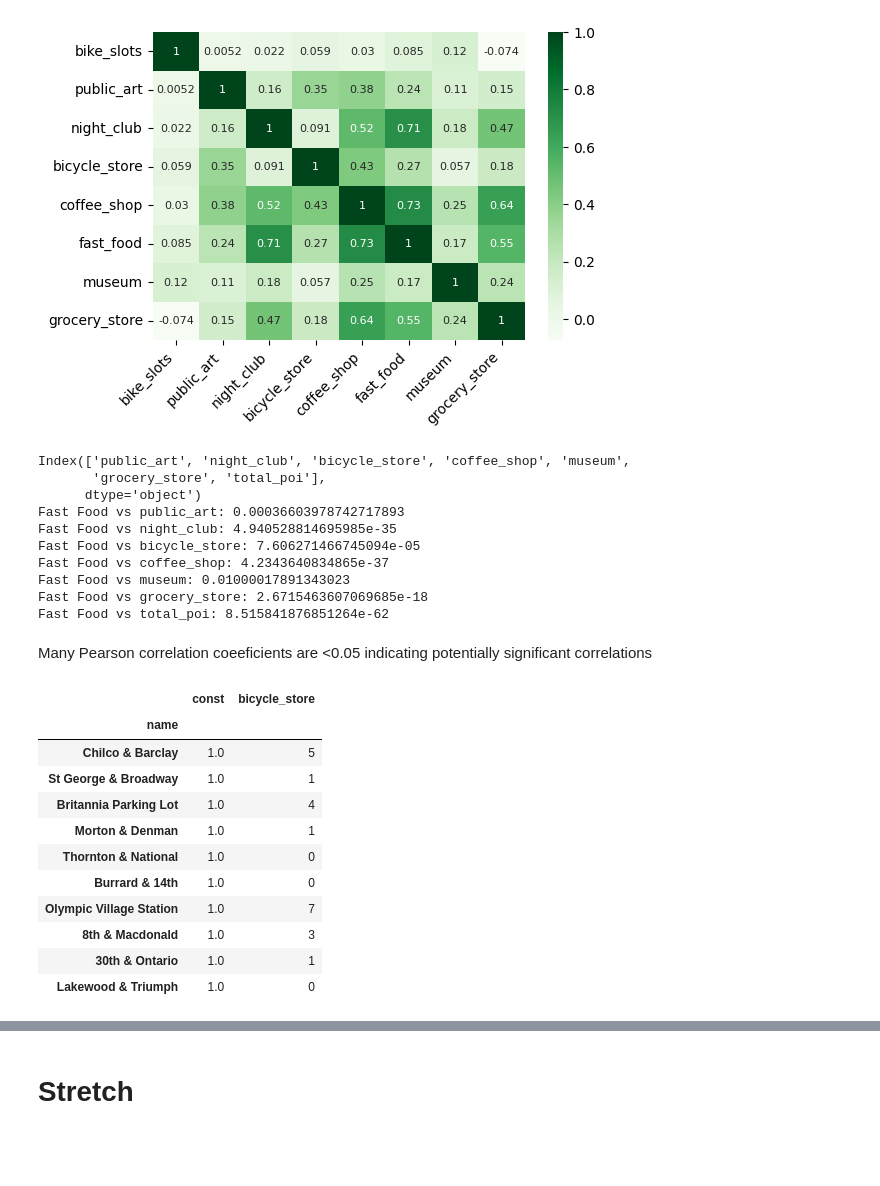
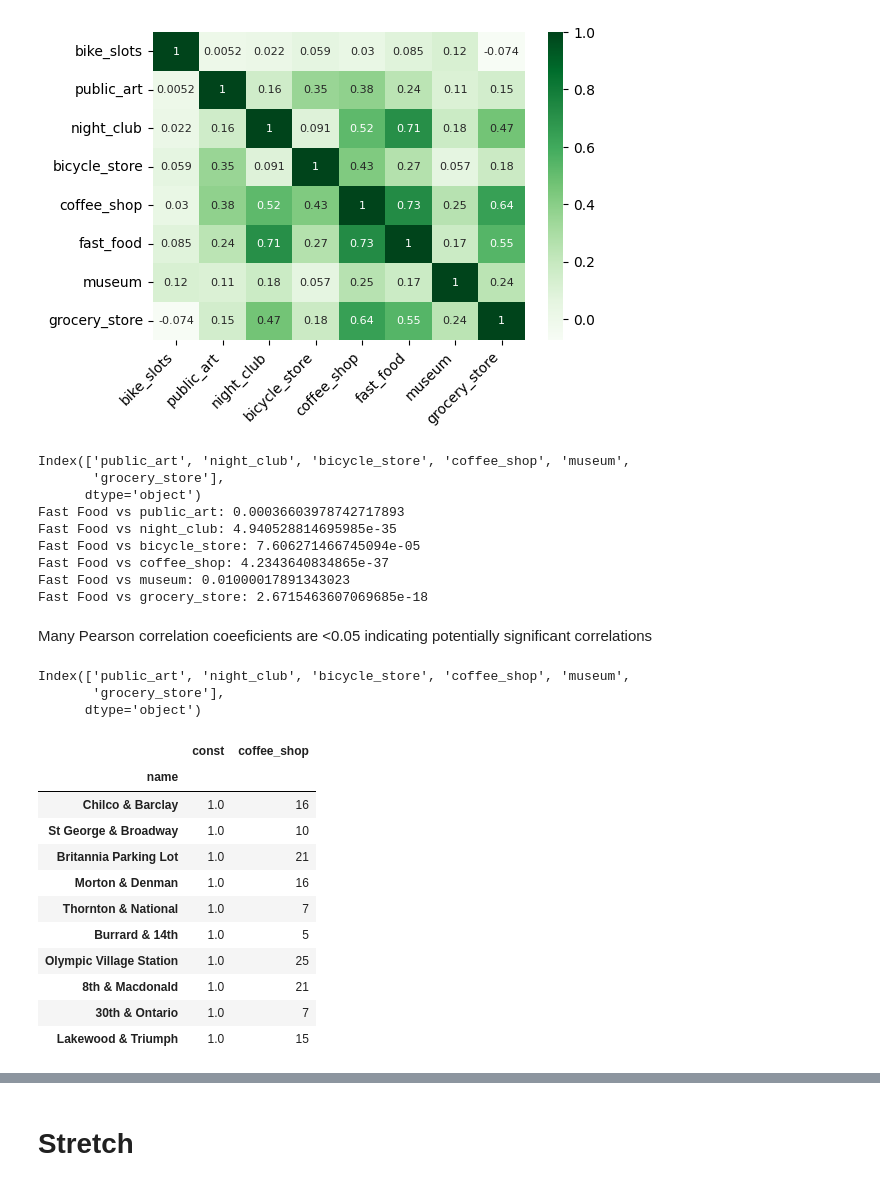
Before and after one commit to MezzyMez/stats_modelling_project, a Jupyter notebook: notebooks/model_building.ipynb, the cells around one changed output, grey strips where cells are left out. Cells and saved outputs as stored; diff of their text form; code cells hidden in the pictures; blank space fills up the shorter version.

Commit message:
Created a model for determining the number of fast food restaurants near a bike station

```diff
--- a/notebooks/model_building.ipynb
+++ b/notebooks/model_building.ipynb
@@ -111,7 +111,9 @@ plt.show()
 #Predicting FAST FOOD locations
 #Check if correlations are significant on interesting relations (if <0.05 then relationship is significant)
 
-remaining_places_df = places_df.drop(columns=['id', 'name', 'bike_slots', 'fast_food'])
+#Drop columns we do not want to test. total_poi is dropped because it is dependant on other variables.
+remaining_places_df = places_df.drop(columns=['id', 'name', 'bike_slots', 'fast_food', 'total_poi'])
+
 remaining_columns = remaining_places_df.columns
 print(remaining_columns)
 
@@ -120,7 +122,7 @@ for category in remaining_columns:
     print(f"Fast Food vs {category}: {p1}")
 # %% [output]
 Index(['public_art', 'night_club', 'bicycle_store', 'coffee_shop', 'museum',
-       'grocery_store', 'total_poi'],
+       'grocery_store'],
       dtype='object')
 Fast Food vs public_art: 0.00036603978742717893
 Fast Food vs night_club: 4.940528814695985e-35
@@ -128,30 +130,34 @@ Fast Food vs bicycle_store: 7.606271466745094e-05
 Fast Food vs coffee_shop: 4.2343640834865e-37
 Fast Food vs museum: 0.01000017891343023
 Fast Food vs grocery_store: 2.6715463607069685e-18
-Fast Food vs total_poi: 8.515841876851264e-62
 # %% [markdown]
 Many Pearson correlation coeeficients are <0.05 indicating potentially significant correlations
 # %%
 #Setup table for simple linear regression
 
 #Dependant variable
-y = places_df['bike_slots']
+y = places_df['fast_food']
 
 #Create list of independant variables with constants to use for model evaluation
 X = [sm.add_constant(remaining_places_df[category]) for category in remaining_places_df]
 
-X[2].head(10)
+print(f"{remaining_columns}")
+
+X[3].head(10)
 # %% [output]
+Index(['public_art', 'night_club', 'bicycle_store', 'coffee_shop', 'museum',
+       'grocery_store'],
+      dtype='object')
-|  | const | bicycle_store |
+|  | const | coffee_shop |
 | name |  |  |
-| Chilco & Barclay | 1.0 | 5 |
-| St George & Broadway | 1.0 | 1 |
-| Britannia Parking Lot | 1.0 | 4 |
-| Morton & Denman | 1.0 | 1 |
-| Thornton & National | 1.0 | 0 |
-| Burrard & 14th | 1.0 | 0 |
-| Olympic Village Station | 1.0 | 7 |
-| 8th & Macdonald | 1.0 | 3 |
-| 30th & Ontario | 1.0 | 1 |
-| Lakewood & Triumph | 1.0 | 0 |
+| Chilco & Barclay | 1.0 | 16 |
+| St George & Broadway | 1.0 | 10 |
+| Britannia Parking Lot | 1.0 | 21 |
+| Morton & Denman | 1.0 | 16 |
+| Thornton & National | 1.0 | 7 |
+| Burrard & 14th | 1.0 | 5 |
+| Olympic Village Station | 1.0 | 25 |
+| 8th & Macdonald | 1.0 | 21 |
+| 30th & Ontario | 1.0 | 7 |
+| Lakewood & Triumph | 1.0 | 15 |
 # %%
```
Also changed, not shown: parts of 17 cells of this notebook.
